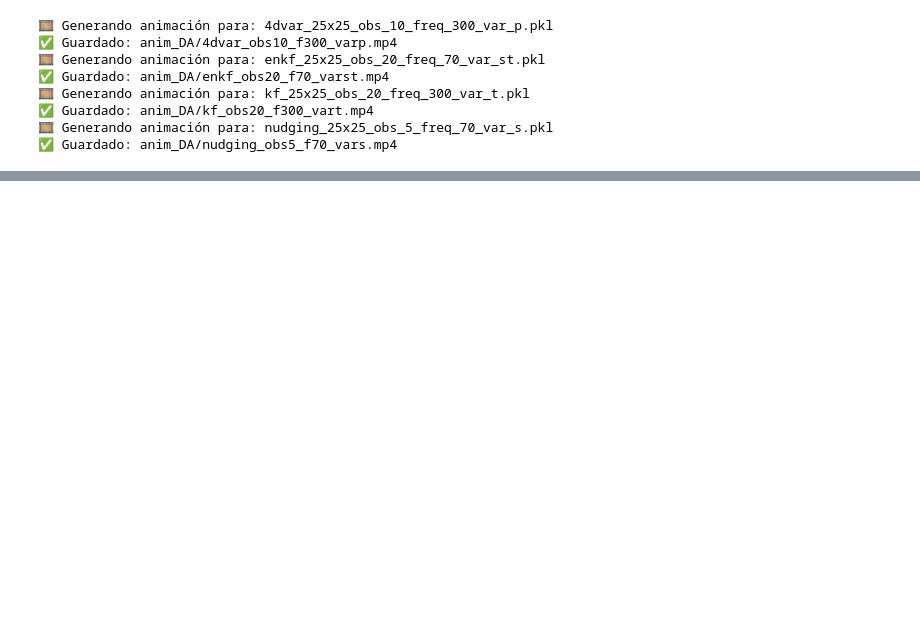
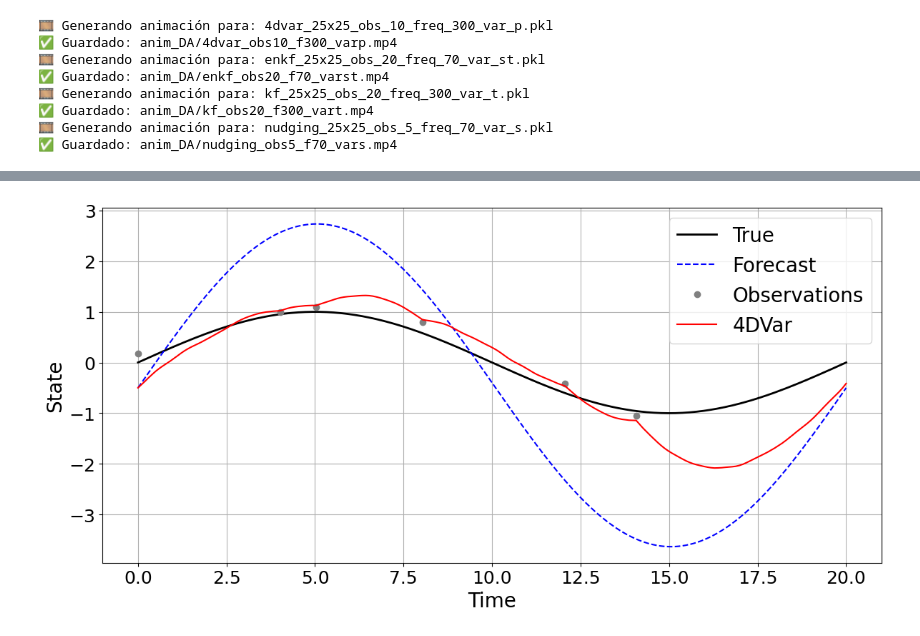
Before and after one commit to angelgvillatoro/bullville_M1, a Jupyter notebook: phd/notebook_simulacion_asimilacion_completo.ipynb, the cells around one changed output, grey strips where cells are left out. Cells and saved outputs as stored; diff of their text form; code cells hidden in the pictures; blank space fills up the shorter version.

```diff
--- a/phd/notebook_simulacion_asimilacion_completo.ipynb
+++ b/phd/notebook_simulacion_asimilacion_completo.ipynb
@@ -1881,0 +2062,78 @@ for _, row in mas_precisos.iterrows():
+# %%
+import numpy as np
+import matplotlib.pyplot as plt
+from scipy.optimize import minimize
+
+# --- Parámetros de la simulación ---
+np.random.seed(0)
+t = np.linspace(0, 20, 200)
+dt = t[1] - t[0]
+true_signal = np.sin(np.pi * t / 10)
+
+# Observaciones
+obs_indices = np.arange(0, 150, 40)
+obs_indices = np.append(obs_indices, [50, 140])
+obs_indices = np.unique(obs_indices)
+sigma_obs = 0.1
+observations = true_signal[obs_indices] + np.random.normal(0, sigma_obs, len(obs_indices))
+obs_dict = dict(zip(obs_indices, observations))
+
+# Forecast
+forecast = np.zeros_like(t)
+forecast[0] = -0.5
+for i in range(1, len(t)):
+    forecast[i] = forecast[i-1] + dt * np.cos(np.pi * t[i-1] / 10)
+
+# Modelo
+def model_rhs(x):
+    return np.cos(np.pi * x / 10)
+
+def cost_fn_continuous(x_var, x0_fixed, t_start_idx, obs_local):
+    x_full = np.concatenate(([x0_fixed], x_var))
+    cost = 0.0
+    for i in range(1, len(x_full)):
+        model_pred = x_full[i-1] + dt * model_rhs(t[t_start_idx + i - 1])
+        cost += (x_full[i] - model_pred)**2 / 0.01  # modelo
+    for rel_idx, obs_val in obs_local.items():
+        cost += (x_full[rel_idx] - obs_val)**2 / sigma_obs**2  # observaciones
+    return cost
+
+# === Parámetro ajustable: número de ventanas ===
+n_windows = 1  # <-- puedes cambiar este valor
+steps_total = len(t)
+window_size = steps_total // n_windows
+
+# 4DVar por ventanas con continuidad
+x_4dvar = np.zeros_like(t)
+x_4dvar[0] = forecast[0]
+
+for w in range(n_windows):
+    start = w * window_size
+    end = (w + 1) * window_size if w < n_windows - 1 else steps_total
+    steps = end - start
+
+    x0_fixed = x_4dvar[start]  # valor inicial de la ventana
+    x_init = forecast[start + 1:end]  # valores a optimizar
+
+    obs_local = {i - start: obs_dict[i] for i in obs_indices if start <= i < end}
+
+    result = minimize(cost_fn_continuous, x_init, args=(x0_fixed, start, obs_local), method='L-BFGS-B')
+    x_4dvar[start + 1:end] = result.x
+
+# --- Plot ---
+plt.figure(figsize=(12, 6))
+plt.plot(t, true_signal, label="True", color="black", linewidth=2)
+plt.plot(t, forecast, label="Forecast", linestyle="--", color="blue")
+plt.plot(t[obs_indices], observations, 'o', label="Observations", color="gray", markersize=6)
+plt.plot(t, x_4dvar, label=f"4DVar", color="red")
+#plt.title("4DVar Trajectory ", fontsize=20)
+plt.xlabel("Time", fontsize=20)
+plt.ylabel("State", fontsize=20)
+plt.xticks(fontsize=18)
+plt.yticks(fontsize=18)
+plt.grid(True)
+plt.legend(fontsize=20)
+plt.tight_layout()
+plt.show()
+# %% [output]
+[figure, added]
```
Also changed, not shown: parts of 11 cells of this notebook, 16 other files.
